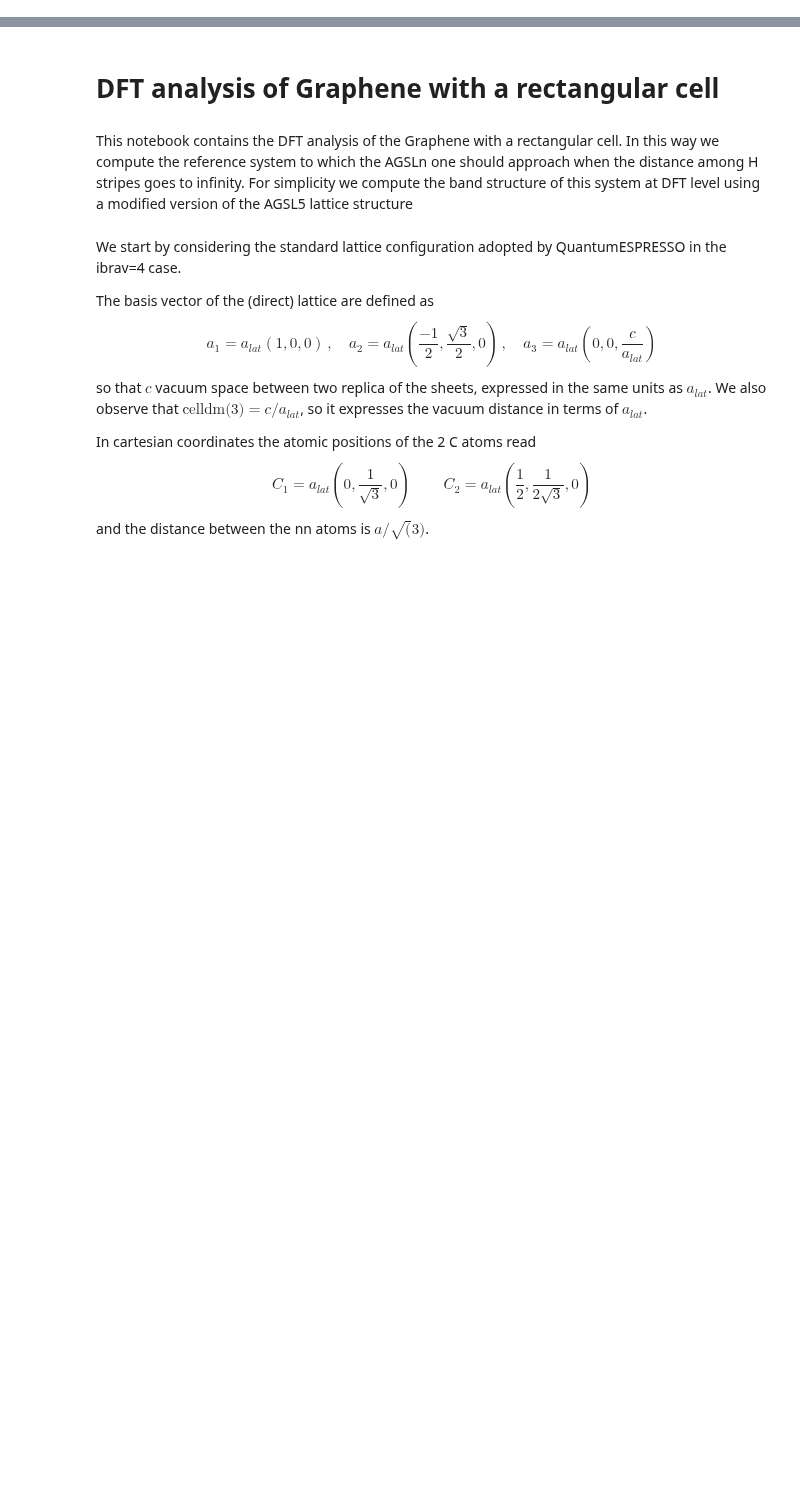
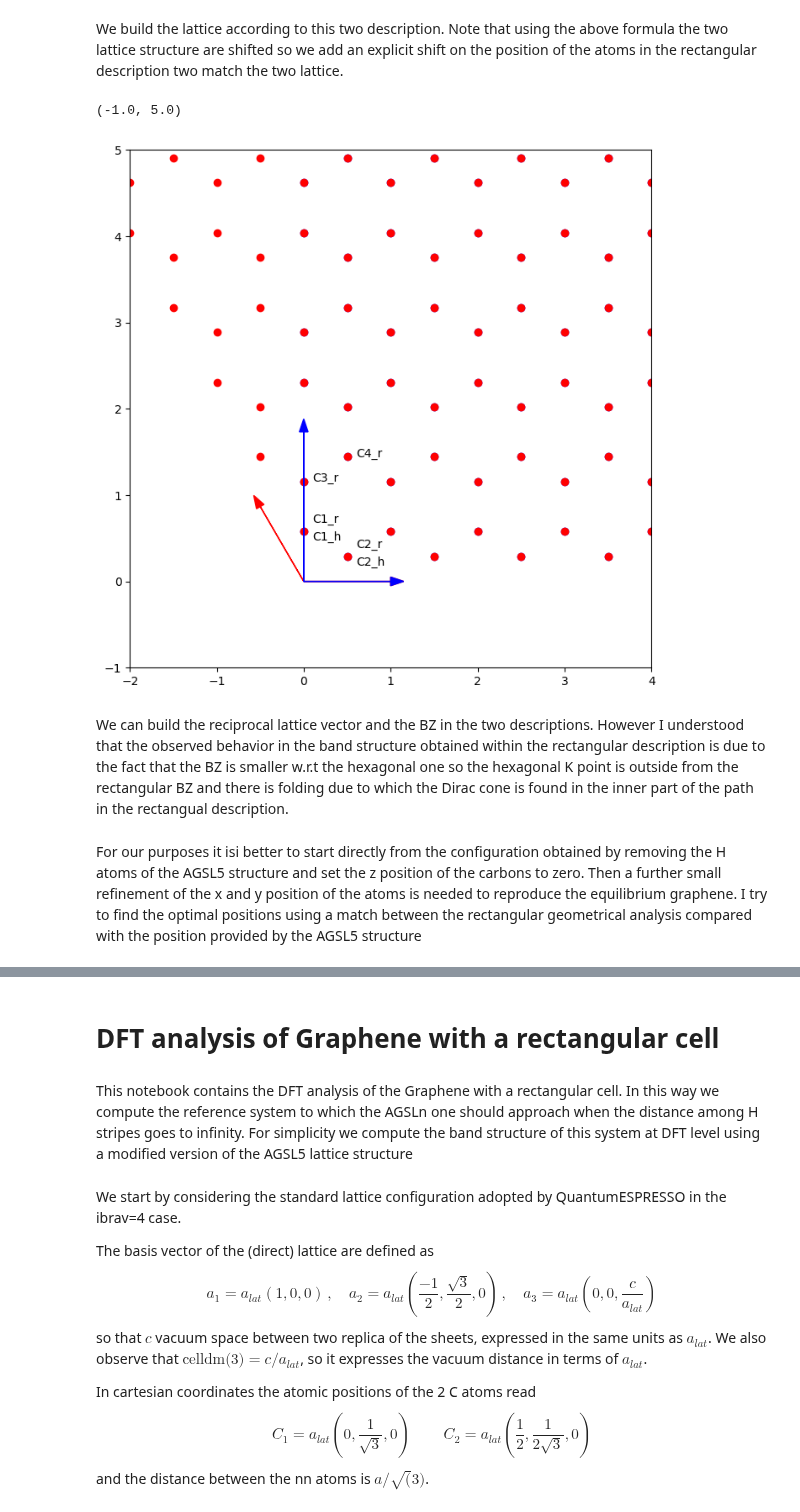
Before and after one commit to marcodalessandro76/AGSL5, a Jupyter notebook: graphene_rect/DFT_Analysis.ipynb, the cells around one changed output, grey strips where cells are left out. Drawn from its saved outputs; the diff is of its cells as text; code cells hidden in the pictures; blank space fills up the shorter version.

```diff
--- a/graphene_rect/DFT_Analysis.ipynb
+++ b/graphene_rect/DFT_Analysis.ipynb
@@ -14,0 +45,57 @@ from scipy.signal import argrelextrema
+# %% [markdown]
+We build the lattice according to this two description. Note that using the above formula the two lattice structure are shifted so we add an explicit shift on the position
+of the atoms in the rectangular description two match the two lattice.
+# %%
+alat = 1
+celldm3 = 10
+
+a1_h,a2_h,a3_h = np.array([1,0,0]),np.array([-1./2.,np.sqrt(3)/2.,0]),np.array([0,0,celldm3])
+lattice_h = alat*np.array([a1_h,a2_h,a3_h])
+C1h_cart = alat*np.array([0,1./np.sqrt(3.),0.])
+C2h_cart = alat*np.array([1./2.,1./(2*np.sqrt(3.)),0])
+atoms_h = [['C',C1h_cart],['C',C2h_cart]]
+
+a1_r,a2_r,a3_r = np.array([1.,0.,0.]),np.array([0.,np.sqrt(3),0.]),np.array([0.,0.,celldm3])
+lattice_r = alat*np.array([a1_r,a2_r,a3_r])
+shift = alat*np.array([0.,1./np.sqrt(3.),0.])
+C1r_cart = alat*np.array([0,0,0.])+shift
+C2r_cart = alat*np.array([1./2.,-1/(2*np.sqrt(3)),0])+shift
+C3r_cart = alat*np.array([0,1./(np.sqrt(3.)),0.])+shift
+C4r_cart = alat*np.array([1./2.,np.sqrt(3)/2.,0])+shift
+atoms_r = [['C',C1r_cart],['C',C2r_cart],['C',C3r_cart],['C',C4r_cart]]
+# %%
+positions_h = LL.build_lattice(lattice_h,atoms_h,10,10,1)
+positions_r = LL.build_lattice(lattice_r,atoms_r,10,10,1)
+# %%
+fig, ax = plt.subplots(figsize=(8,8))
+for at in positions_r:
+    ax.scatter(at[1],at[2],color='blue')
+for at in positions_h:
+    ax.scatter(at[1],at[2],color='red')
+
+ax.arrow(0,0,lattice_h[0][0],lattice_h[0][1],head_width=0.1,color='red')
+ax.arrow(0,0,lattice_h[1][0],lattice_h[1][1],head_width=0.1,color='red')
+ax.arrow(0,0,lattice_r[0][0],lattice_r[0][1],head_width=0.1,color='blue')
+ax.arrow(0,0,lattice_r[1][0],lattice_r[1][1],head_width=0.1,color='blue')
+
+ax.text(C1r_cart[0]+0.1,C1r_cart[1]+0.1,'C1_r')
+ax.text(C2r_cart[0]+0.1,C2r_cart[1]+0.1,'C2_r')
+ax.text(C3r_cart[0]+0.1,C3r_cart[1],'C3_r')
+ax.text(C4r_cart[0]+0.1,C4r_cart[1],'C4_r')
+ax.text(C1h_cart[0]+0.1,C1h_cart[1]-0.1,'C1_h')
+ax.text(C2h_cart[0]+0.1,C2h_cart[1]-0.1,'C2_h')
+
+ax.set_xlim(-2,4)
+ax.set_ylim(-1,5)
+# %% [output]
+(-1.0, 5.0)
+[figure, added]
+# %% [markdown]
+We can build the reciprocal lattice vector and the BZ in the two descriptions.
+However I understood that the observed behavior in the band structure obtained within the rectangular description is due to the fact
+that the BZ is smaller w.r.t the hexagonal one so the hexagonal K point is outside from the rectangular BZ and there is folding due to
+which the Dirac cone is found in the inner part of the path in the rectangual description.
+# %% [markdown]
+For our purposes it isi better to start directly from the configuration obtained by removing the H atoms of the AGSL5 structure and set the z position
+of the carbons to zero. Then a further small refinement of the x and y position of the atoms is needed to reproduce the equilibrium graphene.
+I try to find the optimal positions using a match between the rectangular geometrical analysis compared with the position provided by the AGSL5 structure
```
Also changed, not shown: parts of 9 cells of this notebook.
